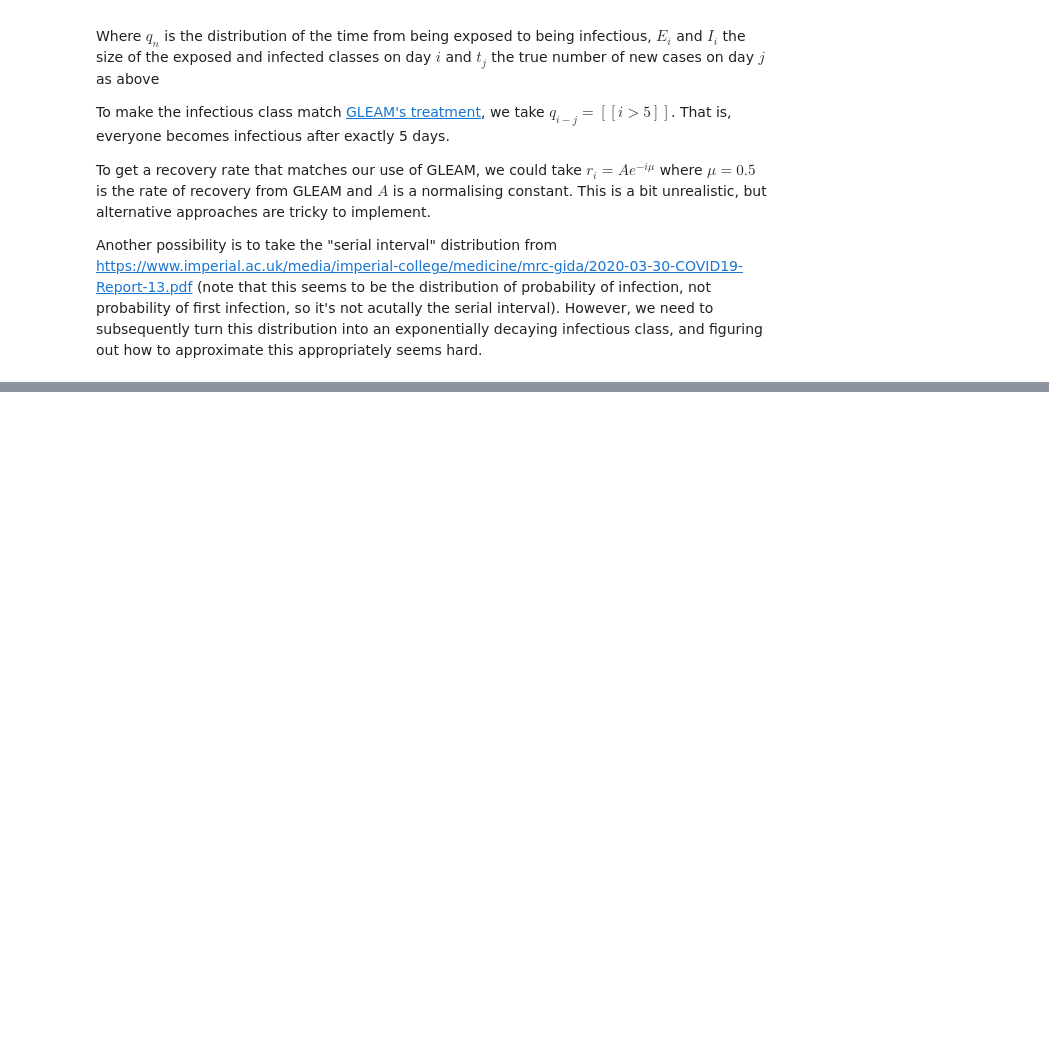
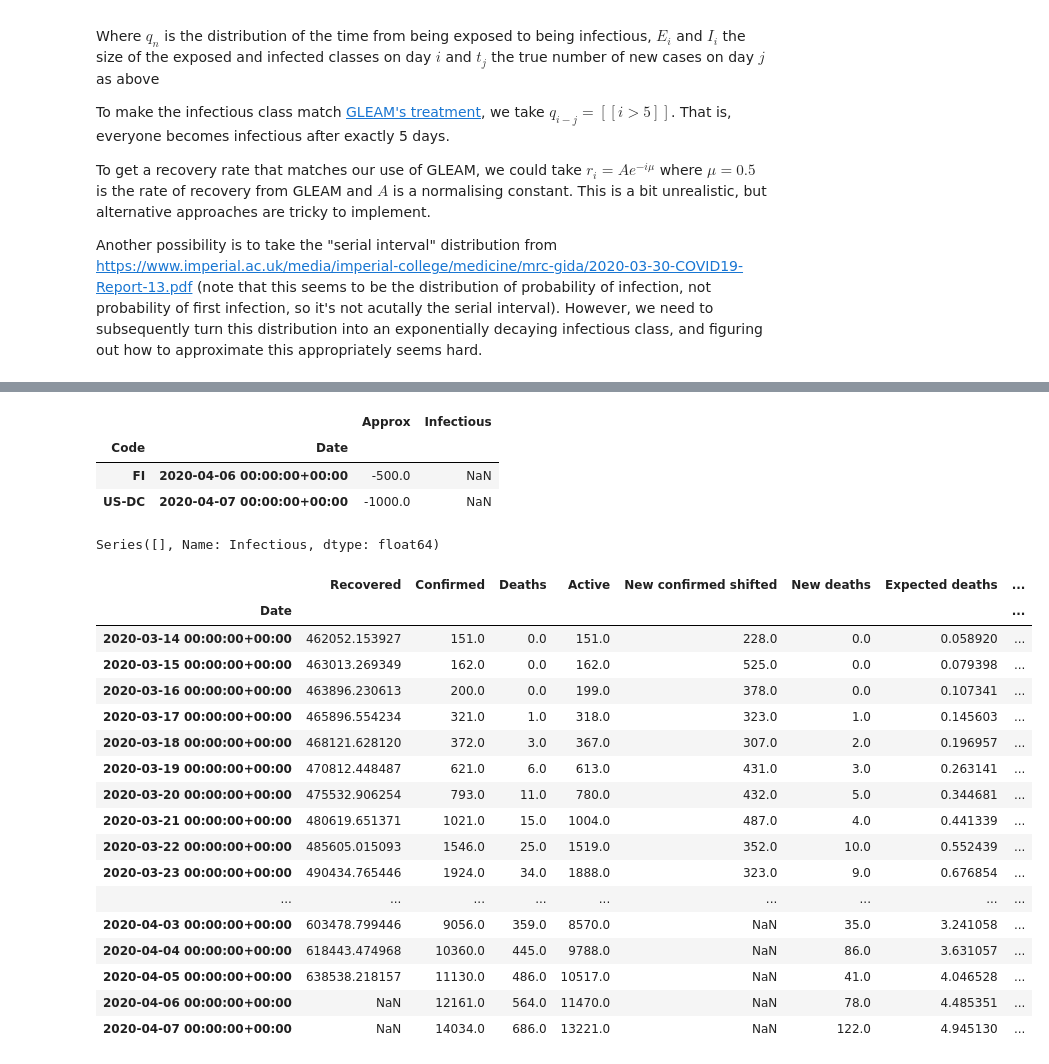
Before and after one commit to jsalvatier/epimodel, a Jupyter notebook: notebooks/djohnston/Cases_from_deaths.ipynb, the cells around one changed output, grey strips where cells are left out. Cells and saved outputs as stored; diff of their text form; code cells hidden in the pictures; blank space fills up the shorter version.

```diff
--- a/notebooks/djohnston/Cases_from_deaths.ipynb
+++ b/notebooks/djohnston/Cases_from_deaths.ipynb
@@ -319,0 +322,17 @@ low.loc['BR'][-20:]
+# %%
+# def approx(df,lag,window,col='Deaths',ifr=0.008):
+#     return df.groupby(level=0)[col].diff(window).transform(lambda x: x*np.minimum(x/x.shift(int(lag)),10)/ifr).replace(np.inf,np.nan)
+
+def approx(df,lag,fit,col='New deaths',ifr=0.008):
+    return df.groupby(level=0)[col].transform(lambda x: x*np.minimum((x/x.shift(fit))**(lag/fit),6)/ifr).replace(np.inf,np.nan)
+
+
+def mse(s,t):
+    t = t.replace(0,1)
+    return ((s-t)/t).mean(), np.abs((s-t)/t).mean(), np.sqrt(((s-t)**2).mean())
+
+INDICES = ((mid.index.get_level_values(1)>pd.Timestamp('2020-03-30').tz_localize('UTC'))
+           &
+          (mid.index.get_level_values(0)!='CN-HB')
+           &
+          (mid['Deaths']>10))
@@ -319,0 +363,3 @@ low.loc['BR'][-20:]
+# %%
+ap = approx(mid,15,col='New deaths')[INDICES]
+mid.loc[INDICES,'Approx'] = ap
@@ -319,0 +368,32 @@ low.loc['BR'][-20:]
+# %%
+mid[(mid['Approx']<0)|(mid['Infectious']<0)][['Approx','Infectious']]
+# %% [output]
+|  |  | Approx | Infectious |
+| Code | Date |  |  |
+| FI | 2020-04-06 00:00:00+00:00 | -500.0 | NaN |
+| US-DC | 2020-04-07 00:00:00+00:00 | -1000.0 | NaN |
+# %%
+mid[mid['Infectious']<0]['Infectious']
+# %% [output]
+Series([], Name: Infectious, dtype: float64)
+# %%
+mid.loc['BR'][-25:]
+# %% [output]
+|  | Recovered | Confirmed | Deaths | Active | New confirmed shifted | New deaths | Expected deaths | ... |
+| Date |  |  |  |  |  |  |  | ... |
+| 2020-03-14 00:00:00+00:00 | 462052.153927 | 151.0 | 0.0 | 151.0 | 228.0 | 0.0 | 0.058920 | ... |
+| 2020-03-15 00:00:00+00:00 | 463013.269349 | 162.0 | 0.0 | 162.0 | 525.0 | 0.0 | 0.079398 | ... |
+| 2020-03-16 00:00:00+00:00 | 463896.230613 | 200.0 | 0.0 | 199.0 | 378.0 | 0.0 | 0.107341 | ... |
+| 2020-03-17 00:00:00+00:00 | 465896.554234 | 321.0 | 1.0 | 318.0 | 323.0 | 1.0 | 0.145603 | ... |
+| 2020-03-18 00:00:00+00:00 | 468121.628120 | 372.0 | 3.0 | 367.0 | 307.0 | 2.0 | 0.196957 | ... |
+| 2020-03-19 00:00:00+00:00 | 470812.448487 | 621.0 | 6.0 | 613.0 | 431.0 | 3.0 | 0.263141 | ... |
+| 2020-03-20 00:00:00+00:00 | 475532.906254 | 793.0 | 11.0 | 780.0 | 432.0 | 5.0 | 0.344681 | ... |
+| 2020-03-21 00:00:00+00:00 | 480619.651371 | 1021.0 | 15.0 | 1004.0 | 487.0 | 4.0 | 0.441339 | ... |
+| 2020-03-22 00:00:00+00:00 | 485605.015093 | 1546.0 | 25.0 | 1519.0 | 352.0 | 10.0 | 0.552439 | ... |
+| 2020-03-23 00:00:00+00:00 | 490434.765446 | 1924.0 | 34.0 | 1888.0 | 323.0 | 9.0 | 0.676854 | ... |
+| ... | ... | ... | ... | ... | ... | ... | ... | ... |
+| 2020-04-03 00:00:00+00:00 | 603478.799446 | 9056.0 | 359.0 | 8570.0 | NaN | 35.0 | 3.241058 | ... |
+| 2020-04-04 00:00:00+00:00 | 618443.474968 | 10360.0 | 445.0 | 9788.0 | NaN | 86.0 | 3.631057 | ... |
+| 2020-04-05 00:00:00+00:00 | 638538.218157 | 11130.0 | 486.0 | 10517.0 | NaN | 41.0 | 4.046528 | ... |
+| 2020-04-06 00:00:00+00:00 | NaN | 12161.0 | 564.0 | 11470.0 | NaN | 78.0 | 4.485351 | ... |
+| 2020-04-07 00:00:00+00:00 | NaN | 14034.0 | 686.0 | 13221.0 | NaN | 122.0 | 4.945130 | ... |
```
Also changed, not shown: parts of 6 cells of this notebook.
